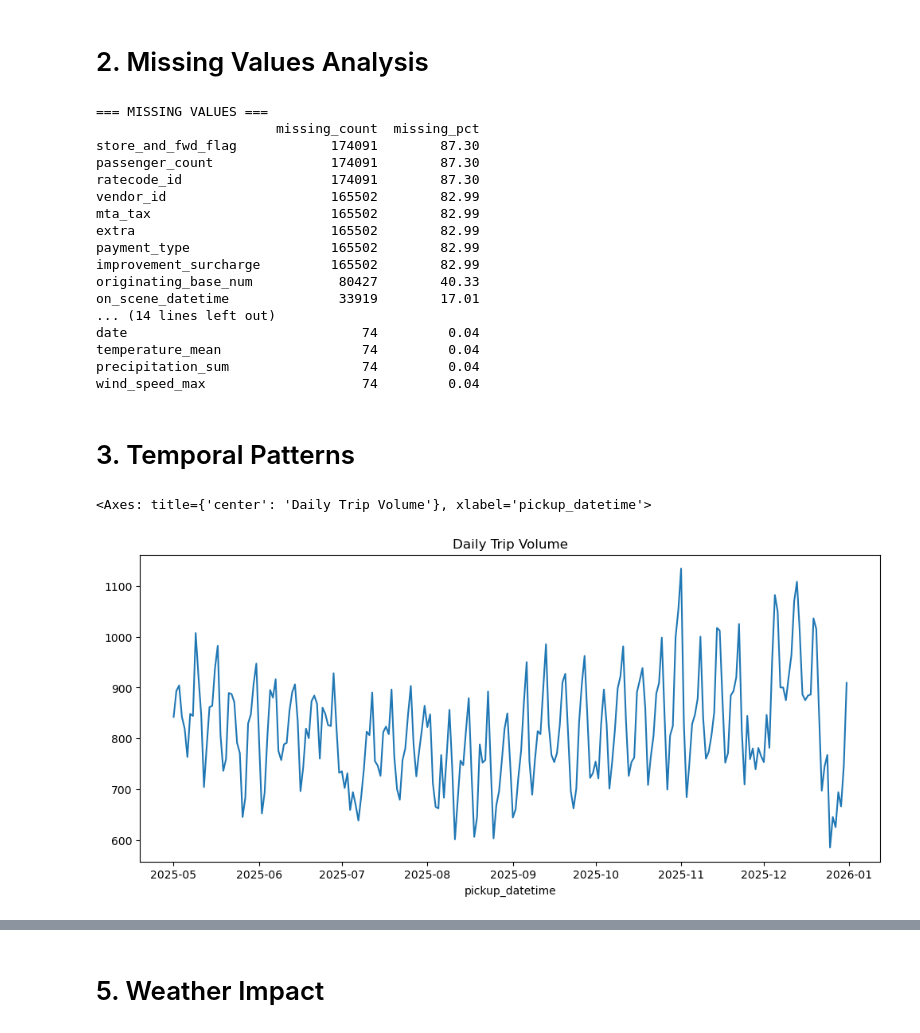
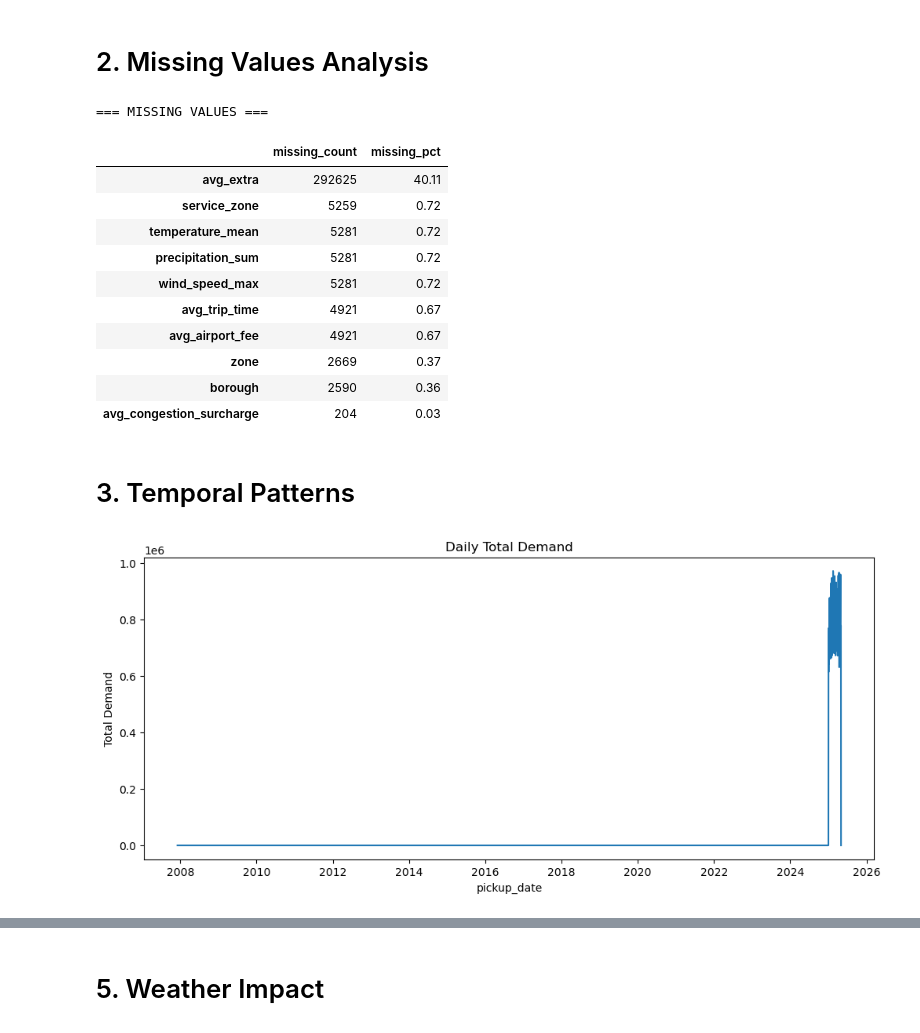
Before and after one commit to prppy/nyc-taxi-mlops, a Jupyter notebook: source/mlops/eda.ipynb, the cells around one changed output, grey strips where cells are left out. Drawn from its saved outputs; the diff is of its cells as text; code cells hidden in the pictures.

```diff
--- a/source/mlops/eda.ipynb
+++ b/source/mlops/eda.ipynb
@@ -5,6 +5,6 @@ import pandas as pd
 import seaborn as sns
 import matplotlib.pyplot as plt
 
-df = pd.read_parquet("../../data/processed/eda_joined.parquet")
+df = pd.read_parquet("../../data/processed/eda/joined/pickup.parquet")
 df.head()
 # %% [output]
@@ -62,36 +55,36 @@ memory usage: 73.0+ MB
 print("\n=== MISSING VALUES ===")
 missing = df.isnull().sum()
 missing_pct = (missing / len(df) * 100).round(2)
+
 missing_df = pd.DataFrame({
-    'missing_count': missing,
-    'missing_pct': missing_pct
+    "missing_count": missing,
+    "missing_pct": missing_pct
 })
-print(missing_df[missing_df['missing_count'] > 0].sort_values('missing_pct', ascending=False))
+
+missing_df[missing_df["missing_count"] > 0].sort_values("missing_pct", ascending=False)
 # %% [output]
 === MISSING VALUES ===
-                       missing_count  missing_pct
-store_and_fwd_flag            174091        87.30
-passenger_count               174091        87.30
-ratecode_id                   174091        87.30
-vendor_id                     165502        82.99
-mta_tax                       165502        82.99
-extra                         165502        82.99
-payment_type                  165502        82.99
-improvement_surcharge         165502        82.99
-originating_base_num           80427        40.33
-on_scene_datetime              33919        17.01
-... (14 lines left out)
-date                              74         0.04
-temperature_mean                  74         0.04
-precipitation_sum                 74         0.04
-wind_speed_max                    74         0.04
+|  | missing_count | missing_pct |
+| avg_extra | 292625 | 40.11 |
+| service_zone | 5259 | 0.72 |
+| temperature_mean | 5281 | 0.72 |
+| precipitation_sum | 5281 | 0.72 |
+| wind_speed_max | 5281 | 0.72 |
+| avg_trip_time | 4921 | 0.67 |
+| avg_airport_fee | 4921 | 0.67 |
+| zone | 2669 | 0.37 |
+| borough | 2590 | 0.36 |
+| avg_congestion_surcharge | 204 | 0.03 |
 # %% [markdown]
 # 3. Temporal Patterns
 # %%
-df["pickup_datetime"] = pd.to_datetime(df["pickup_datetime"])
-daily_trips = df.groupby(df["pickup_datetime"].dt.date).size()
-daily_trips.plot(figsize=(12,5), title="Daily Trip Volume")
+df["hour_ts"] = pd.to_datetime(df["hour_ts"])
+df["pickup_date"] = df["hour_ts"].dt.date
+
+daily_demand = df.groupby("pickup_date")["demand"].sum()
+daily_demand.plot(figsize=(12, 5), title="Daily Total Demand")
+plt.ylabel("Total Demand")
+plt.show()
 # %% [output]
-<Axes: title={'center': 'Daily Trip Volume'}, xlabel='pickup_datetime'>
-[figure, old version]
+[figure, new version]
 # %%
```
Also changed, not shown: parts of 23 cells of this notebook, 3 other files.
